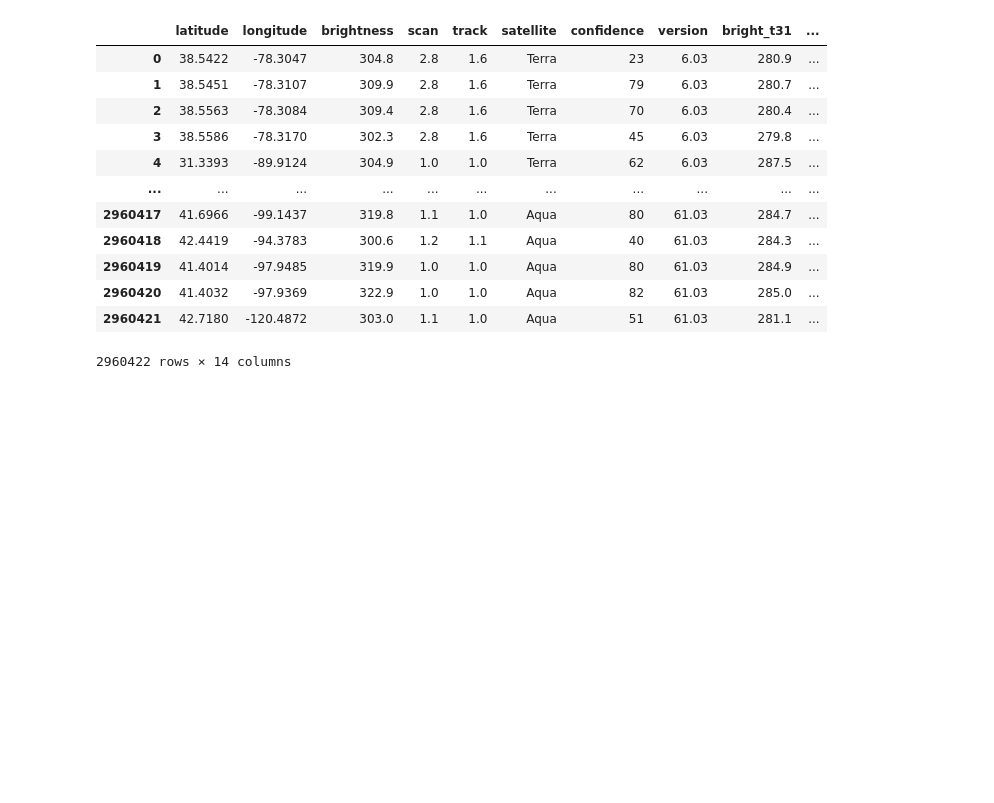
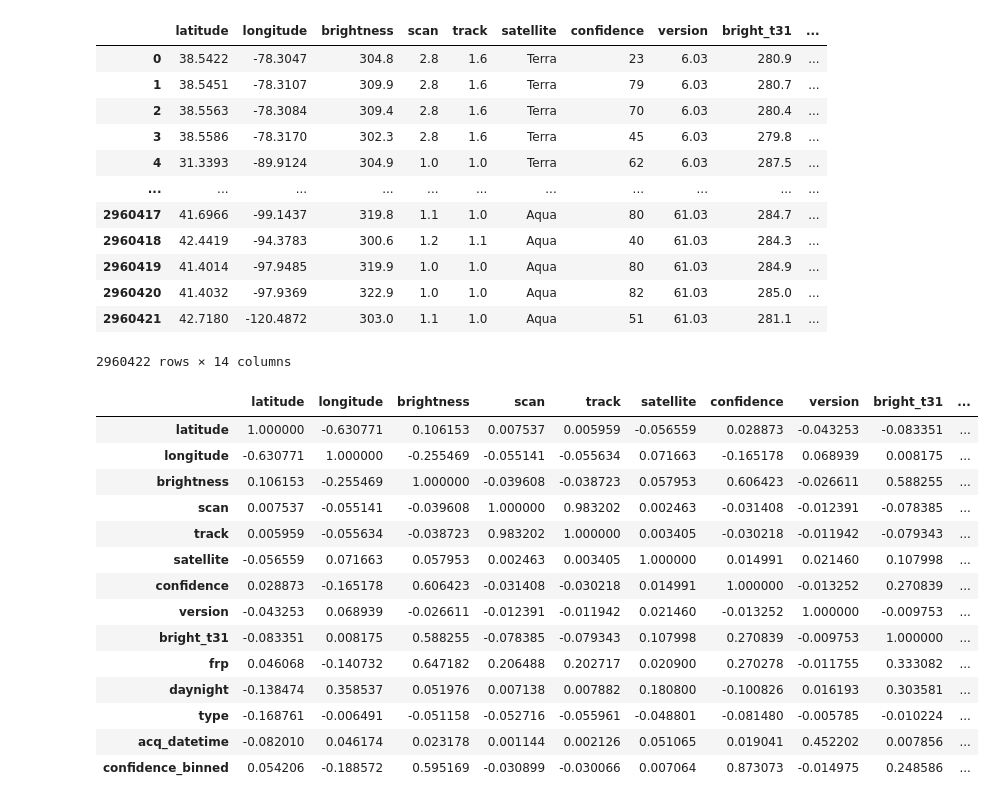
Before and after one commit to Friendly-Aid/FIRMS-data-analysis, a Jupyter notebook: wrangling.ipynb, the cells around one changed output. Saved outputs shown, nothing was run; the diff lists cells and outputs as text; code cells hidden in the pictures; blank space fills up the shorter version.

```diff
--- a/wrangling.ipynb
+++ b/wrangling.ipynb
@@ -21,9 +21,13 @@ next I am going to transform the acq_date(acquired data) and acq_time(acquired t
 # %%
 from datetime import timedelta # import timedelta from datetime to convert hours and minutes to be addable to date
 
+# convert acq_date to datetime than add minutes and hours from acq_time
 data['acq_date'] = pd.to_datetime(data['acq_date'])
 data['acq_datetime'] = data['acq_date'] + pd.Series(
     [timedelta(minutes=i % 100, hours=i // 100) for i in data['acq_time']])
+
+# normalizing acq_datetime to remove timezone if it has a timezone
+data['acq_datetime']=data['acq_datetime'].dt.normalize()
 
 # remove redundant columns.
 # acq_time, and acq_date are now one as acq_datetime so they are redundant
@@ -38,7 +54,7 @@ AttributeError: 'Series' object has no attribute 'normalize'
 # %% [markdown]
 next I bin the confidence into high low and nominal, which makes the data categorical, which can be easier to analyze.
 # %%
-data['confidence_binned']=pd.cut(data['confidence'],bins=[-1,30,70,101],labels=['l','n','h'])
+data['confidence_binned'] = pd.cut(data['confidence'], bins=[-1, 30, 80, 101], labels=['l', 'n', 'h'])
 # %% [markdown]
 than I show the data
 # %%
@@ -57,3 +73,27 @@ data
 | 2960420 | 41.4032 | -97.9369 | 322.9 | 1.0 | 1.0 | Aqua | 82 | 61.03 | 285.0 | ... |
 | 2960421 | 42.7180 | -120.4872 | 303.0 | 1.1 | 1.0 | Aqua | 51 | 61.03 | 281.1 | ... |
 2960422 rows × 14 columns
+# %%
+temp_data=data.copy()
+
+categorical=['satellite', 'version', 'daynight', 'confidence_binned']
+for column in categorical:
+    temp_data[column] = temp_data[column].map({v:i for i,v in enumerate(temp_data[column].unique())})
+
+temp_data.corr()
+# %% [output]
+|  | latitude | longitude | brightness | scan | track | satellite | confidence | version | bright_t31 | ... |
+| latitude | 1.000000 | -0.630771 | 0.106153 | 0.007537 | 0.005959 | -0.056559 | 0.028873 | -0.043253 | -0.083351 | ... |
+| longitude | -0.630771 | 1.000000 | -0.255469 | -0.055141 | -0.055634 | 0.071663 | -0.165178 | 0.068939 | 0.008175 | ... |
+| brightness | 0.106153 | -0.255469 | 1.000000 | -0.039608 | -0.038723 | 0.057953 | 0.606423 | -0.026611 | 0.588255 | ... |
+| scan | 0.007537 | -0.055141 | -0.039608 | 1.000000 | 0.983202 | 0.002463 | -0.031408 | -0.012391 | -0.078385 | ... |
+| track | 0.005959 | -0.055634 | -0.038723 | 0.983202 | 1.000000 | 0.003405 | -0.030218 | -0.011942 | -0.079343 | ... |
+| satellite | -0.056559 | 0.071663 | 0.057953 | 0.002463 | 0.003405 | 1.000000 | 0.014991 | 0.021460 | 0.107998 | ... |
+| confidence | 0.028873 | -0.165178 | 0.606423 | -0.031408 | -0.030218 | 0.014991 | 1.000000 | -0.013252 | 0.270839 | ... |
+| version | -0.043253 | 0.068939 | -0.026611 | -0.012391 | -0.011942 | 0.021460 | -0.013252 | 1.000000 | -0.009753 | ... |
+| bright_t31 | -0.083351 | 0.008175 | 0.588255 | -0.078385 | -0.079343 | 0.107998 | 0.270839 | -0.009753 | 1.000000 | ... |
+| frp | 0.046068 | -0.140732 | 0.647182 | 0.206488 | 0.202717 | 0.020900 | 0.270278 | -0.011755 | 0.333082 | ... |
+| daynight | -0.138474 | 0.358537 | 0.051976 | 0.007138 | 0.007882 | 0.180800 | -0.100826 | 0.016193 | 0.303581 | ... |
+| type | -0.168761 | -0.006491 | -0.051158 | -0.052716 | -0.055961 | -0.048801 | -0.081480 | -0.005785 | -0.010224 | ... |
+| acq_datetime | -0.082010 | 0.046174 | 0.023178 | 0.001144 | 0.002126 | 0.051065 | 0.019041 | 0.452202 | 0.007856 | ... |
+| confidence_binned | 0.054206 | -0.188572 | 0.595169 | -0.030899 | -0.030066 | 0.007064 | 0.873073 | -0.014975 | 0.248586 | ... |
```
Also changed, not shown: parts of 4 cells of this notebook, 10 other files.
